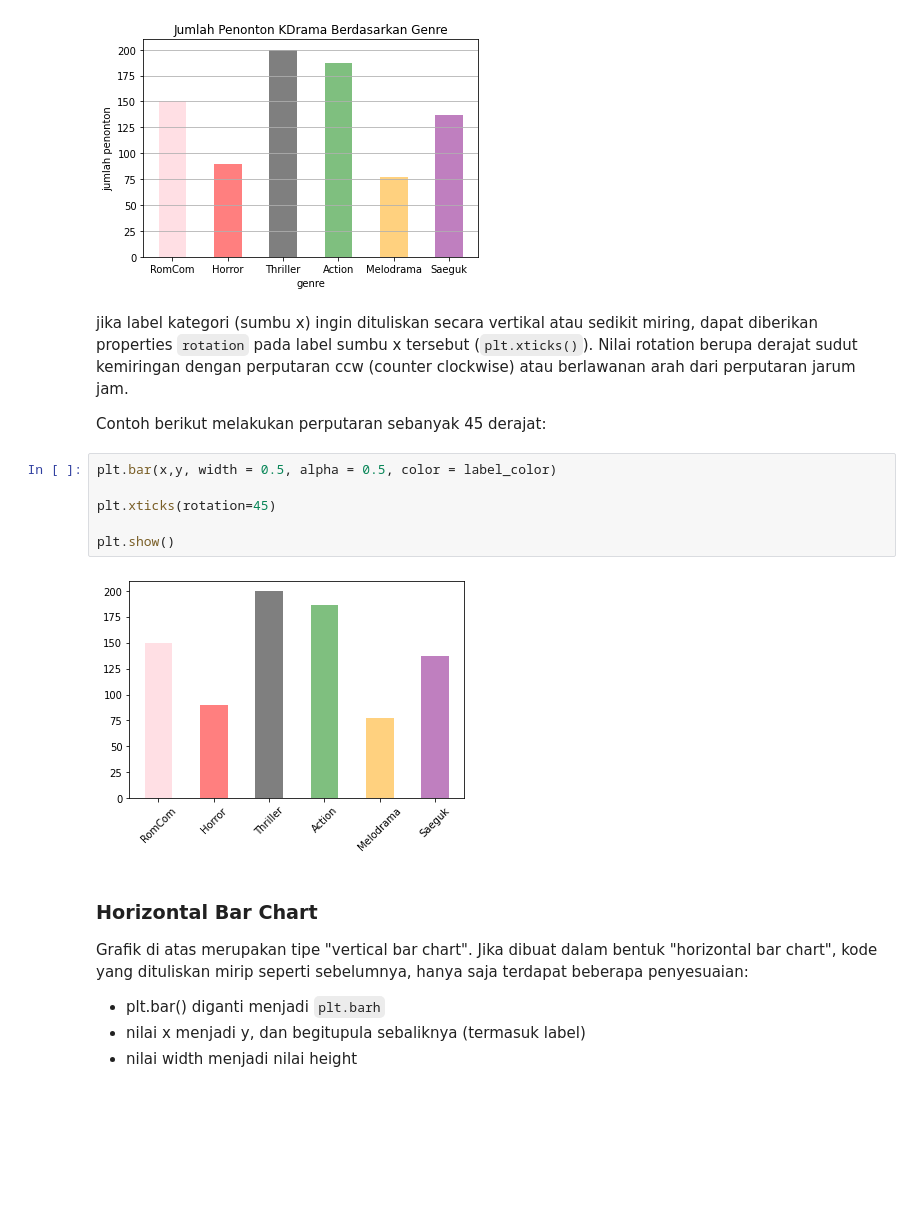
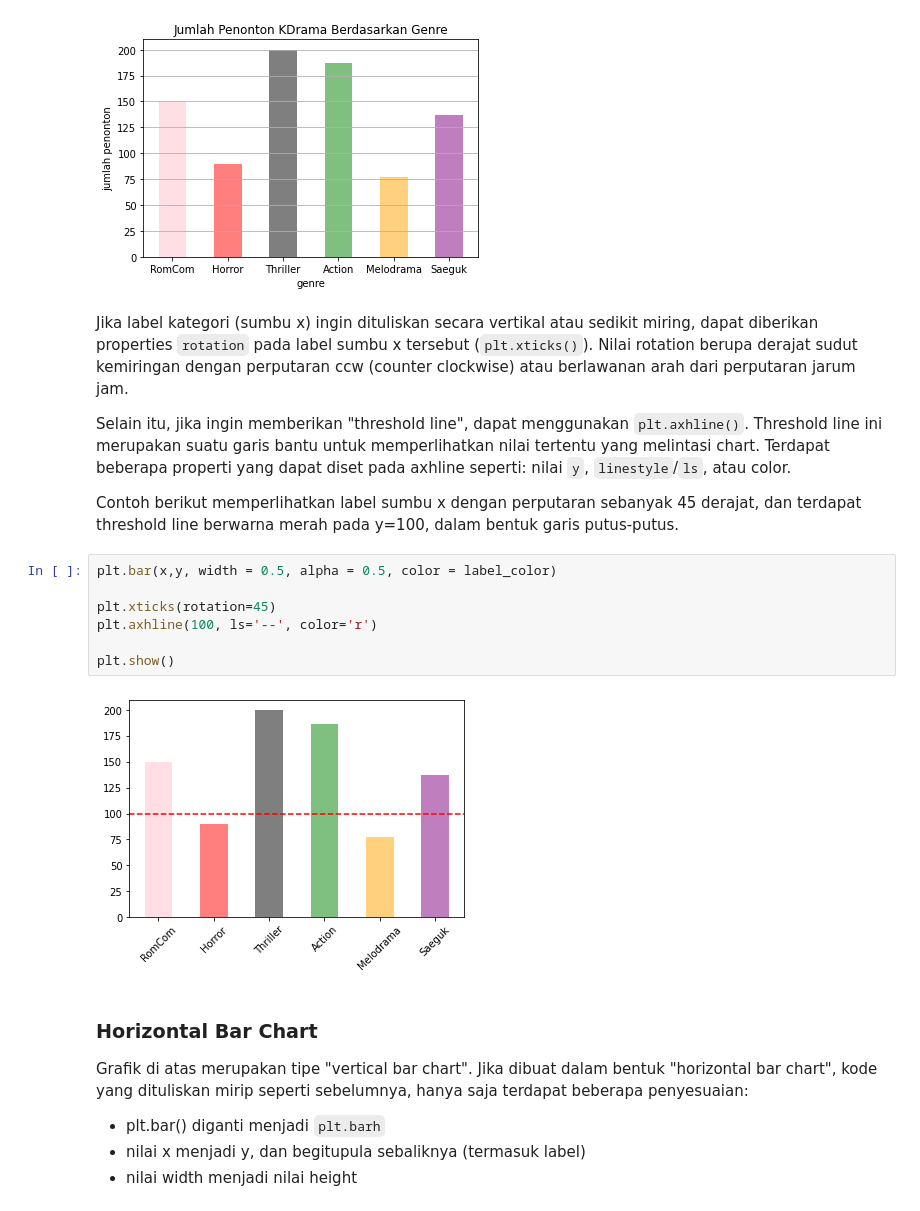
Before and after one commit to golchafun/matplotlib-tutor-note-id, a Jupyter notebook: VariasiChartMatplotlib.ipynb, the cells around one changed output. Drawn from its saved outputs; the diff is of its cells as text; blank space fills up the shorter version.

Commit message:
update axhline for bar chart

```diff
--- a/VariasiChartMatplotlib.ipynb
+++ b/VariasiChartMatplotlib.ipynb
@@ -99,17 +99,20 @@ plt.show()
 # %% [output]
 [figure]
 # %% [markdown]
-jika label kategori (sumbu x) ingin dituliskan secara vertikal atau sedikit miring, dapat diberikan properties `rotation` pada label sumbu x tersebut (`plt.xticks()`). Nilai rotation berupa derajat sudut kemiringan dengan perputaran ccw (counter clockwise) atau berlawanan arah dari perputaran jarum jam.
+Jika label kategori (sumbu x) ingin dituliskan secara vertikal atau sedikit miring, dapat diberikan properties `rotation` pada label sumbu x tersebut (`plt.xticks()`). Nilai rotation berupa derajat sudut kemiringan dengan perputaran ccw (counter clockwise) atau berlawanan arah dari perputaran jarum jam.
 
-Contoh berikut melakukan perputaran sebanyak 45 derajat:
+Selain itu, jika ingin memberikan "threshold line", dapat menggunakan `plt.axhline()`. Threshold line ini merupakan suatu garis bantu untuk memperlihatkan nilai tertentu yang melintasi chart. Terdapat beberapa properti yang dapat diset pada axhline seperti: nilai `y`, `linestyle`/`ls`, atau color.
+
+Contoh berikut memperlihatkan label sumbu x dengan perputaran sebanyak 45 derajat, dan terdapat threshold line berwarna merah pada y=100, dalam bentuk garis putus-putus.
 # %%
 plt.bar(x,y, width = 0.5, alpha = 0.5, color = label_color)
 
 plt.xticks(rotation=45)
+plt.axhline(100, ls='--', color='r')
 
 plt.show()
 # %% [output]
-[figure, old version]
+[figure, new version]
 # %% [markdown]
 ### Horizontal Bar Chart
 
```
